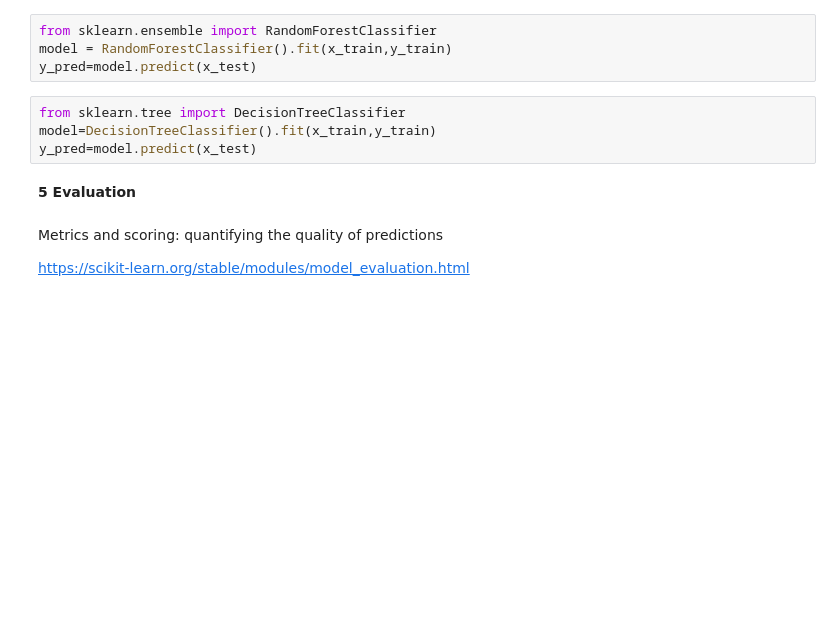
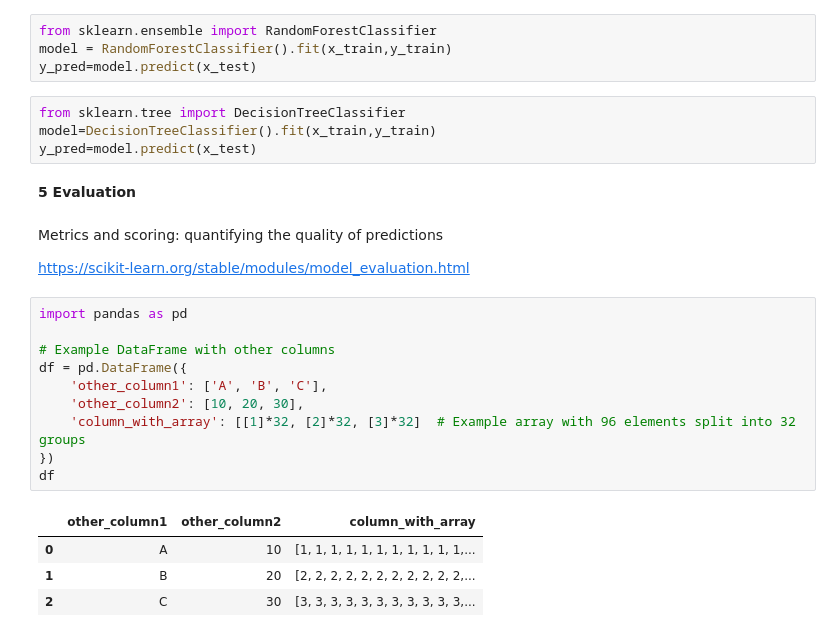
Before and after one commit to GDharan10/Dataset20_SmsSpamCollection_, a Jupyter notebook: smsspamcollection.ipynb, the cells around one changed output. Saved outputs shown, nothing was run; the diff lists cells and outputs as text; blank space fills up the shorter version.

```diff
--- a/smsspamcollection.ipynb
+++ b/smsspamcollection.ipynb
@@ -356,3 +356,18 @@ y_pred=model.predict(x_test)
 Metrics and scoring: quantifying the quality of predictions
 
 https://scikit-learn.org/stable/modules/model_evaluation.html
+# %%
+import pandas as pd
+
+# Example DataFrame with other columns
+df = pd.DataFrame({
+    'other_column1': ['A', 'B', 'C'],
+    'other_column2': [10, 20, 30],
+    'column_with_array': [[1]*32, [2]*32, [3]*32]  # Example array with 96 elements split into 32 groups
+})
+df
+# %% [output]
+|  | other_column1 | other_column2 | column_with_array |
+| 0 | A | 10 | [1, 1, 1, 1, 1, 1, 1, 1, 1, 1, 1,... |
+| 1 | B | 20 | [2, 2, 2, 2, 2, 2, 2, 2, 2, 2, 2,... |
+| 2 | C | 30 | [3, 3, 3, 3, 3, 3, 3, 3, 3, 3, 3,... |
```
Also changed, not shown: parts of 1 cell of this notebook.
